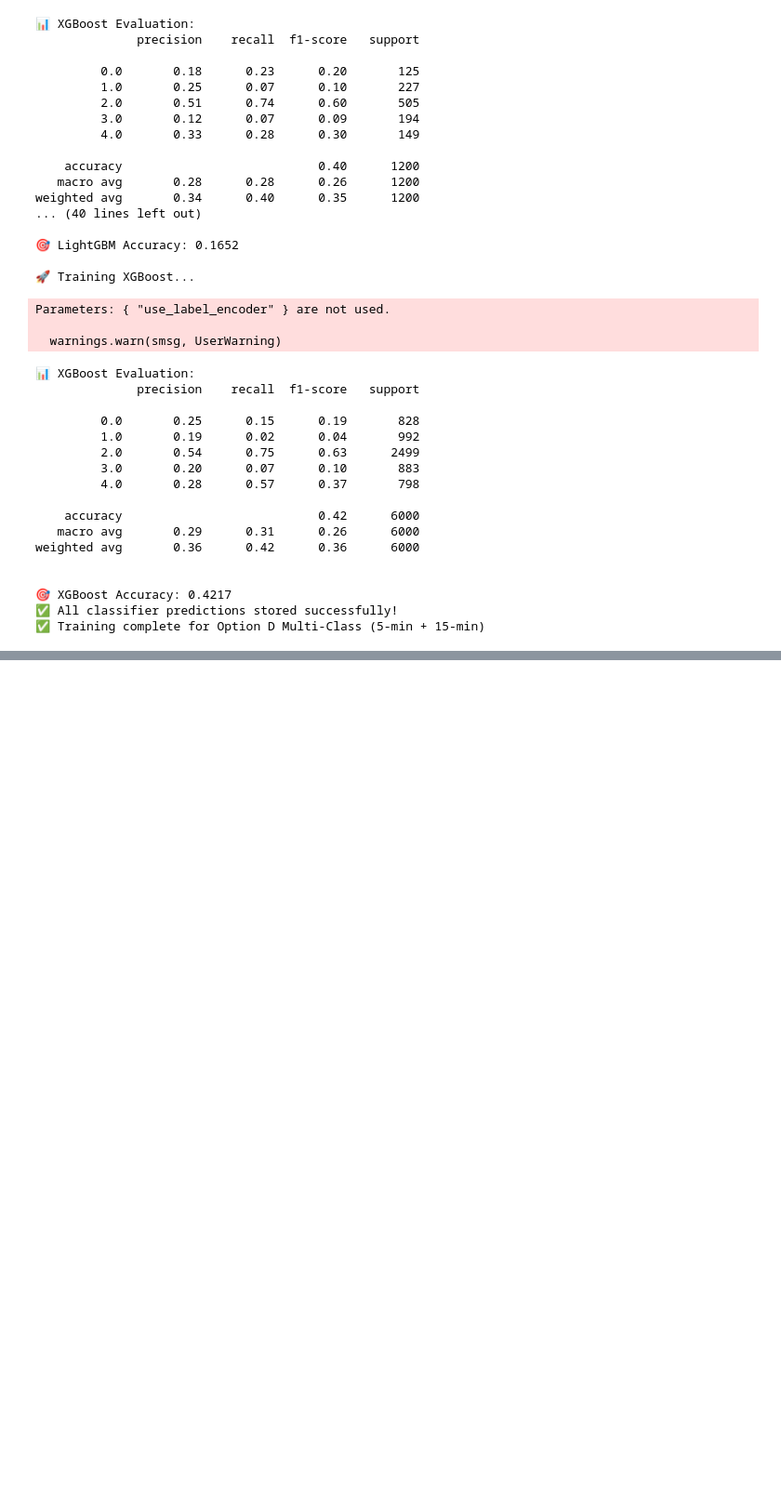
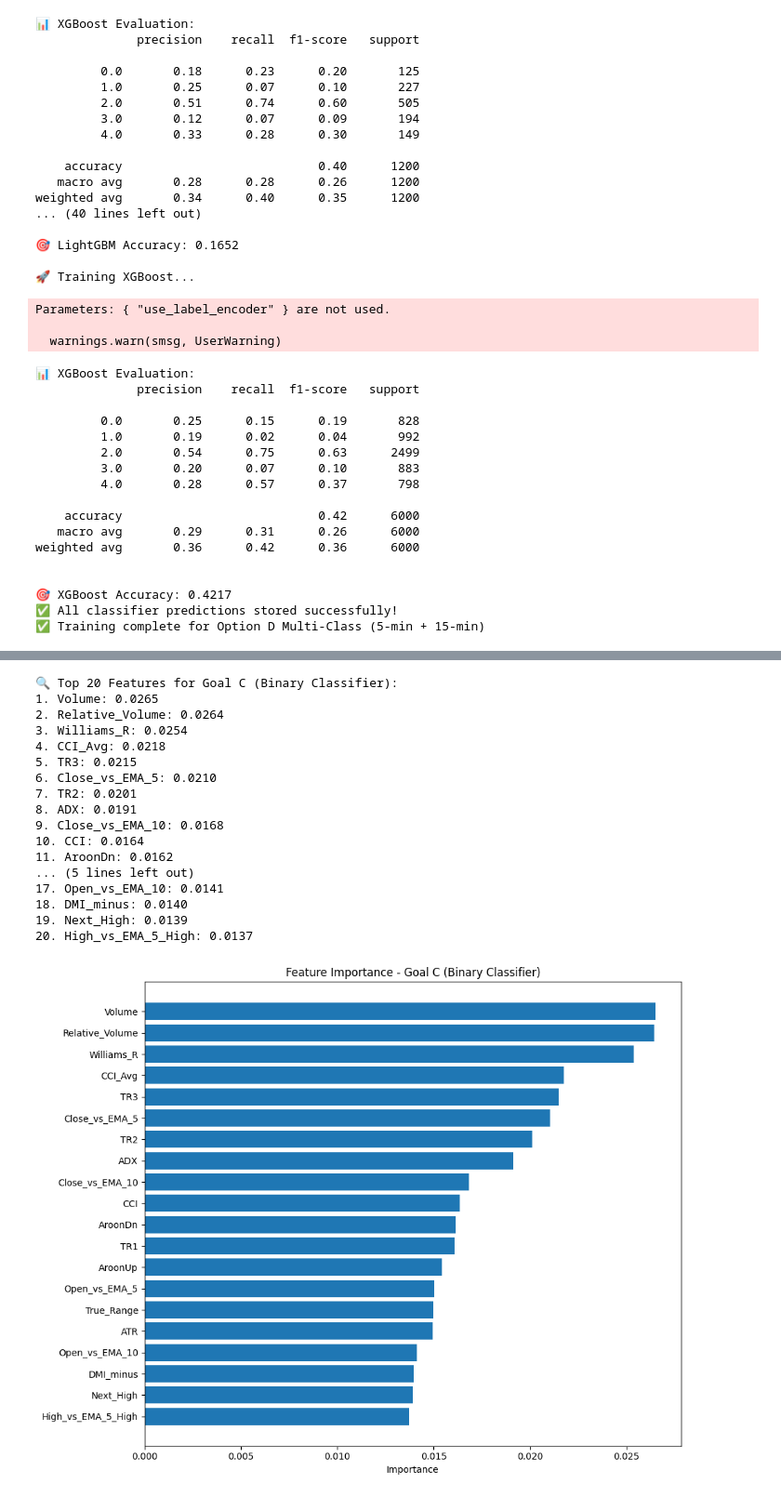
Before and after one commit to OfirItzhaky/intra-algo, a Jupyter notebook: backend/improving_classifiers_30000.ipynb, the cells around one changed output, grey strips where cells are left out. Shown at 93% size. Cells and saved outputs as stored; diff of their text form; code cells hidden in the pictures; blank space fills up the shorter version.

Commit message:
init work on adding classifiers to analyzer

```diff
--- a/backend/improving_classifiers_30000.ipynb
+++ b/backend/improving_classifiers_30000.ipynb
@@ -2773,0 +2831,77 @@ weighted avg       0.36      0.42      0.36      6000
+# %%
+def analyze_feature_importance(trainer_obj, name, top_n=20, plot=True):
+    """
+    Analyze feature importance for a given classifier trainer object.
+
+    Args:
+        trainer_obj: The trainer object (classifier_trainer_all_goal_c or classifier_trainer_d_15m)
+        name: String name for the model
+        top_n: Number of top features to display
+        plot: Whether to create visualization
+    """
+    model = trainer_obj.rf_results["model"]
+
+    # Get feature names and importance scores
+    feature_names = model.feature_names_in_ if hasattr(model, "feature_names_in_") else [f"Feature_{i}" for i in range(model.n_features_in_)]
+
+    # Different models store importance differently
+    if hasattr(model, "feature_importances_"):
+        # For RandomForest, XGBoost, etc.
+        importances = model.feature_importances_
+    elif hasattr(model, "coef_"):
+        # For linear models
+        importances = np.abs(model.coef_).mean(axis=0) if model.coef_.ndim > 1 else np.abs(model.coef_)
+    else:
+        print(f"Model doesn't have standard feature importance method")
+        return None, None
+
+    # Sort features by importance
+    indices = np.argsort(importances)[::-1]
+    sorted_names = [feature_names[i] for i in indices]
+    sorted_importance = importances[indices]
+
+    # Print top features
+    print(f"🔍 Top {top_n} Features for {name}:")
+    for i in range(min(top_n, len(sorted_names))):
+        print(f"{i+1}. {sorted_names[i]}: {sorted_importance[i]:.4f}")
+
+    # Create visualization
+    if plot:
+        plt.figure(figsize=(10, 8))
+        plt.title(f"Feature Importance - {name}")
+        plt.barh(range(min(top_n, len(sorted_names))),
+                 sorted_importance[:top_n],
+                 align='center')
+        plt.yticks(range(min(top_n, len(sorted_names))), sorted_names[:top_n])
+        plt.gca().invert_yaxis()  # Display highest importance at top
+        plt.xlabel('Importance')
+        plt.tight_layout()
+        plt.show()
+
+    return sorted_names, sorted_importance
+
+# Analyze both models
+sorted_names_c, sorted_importance_c = analyze_feature_importance(
+    classifier_trainer_all_goal_c, "Goal C (Binary Classifier)", top_n=20)
+
+sorted_names_d, sorted_importance_d = analyze_feature_importance(
+    classifier_trainer_d_15m, "Option D (Multi-Class Classifier)", top_n=20)
+# %% [output]
+🔍 Top 20 Features for Goal C (Binary Classifier):
+1. Volume: 0.0265
+2. Relative_Volume: 0.0264
+3. Williams_R: 0.0254
+4. CCI_Avg: 0.0218
+5. TR3: 0.0215
+6. Close_vs_EMA_5: 0.0210
+7. TR2: 0.0201
+8. ADX: 0.0191
+9. Close_vs_EMA_10: 0.0168
+10. CCI: 0.0164
+11. AroonDn: 0.0162
+... (5 lines left out)
+17. Open_vs_EMA_10: 0.0141
+18. DMI_minus: 0.0140
+19. Next_High: 0.0139
+20. High_vs_EMA_5_High: 0.0137
+[figure, added]
```
Also changed, not shown: parts of 10 cells of this notebook, 16 other files.
